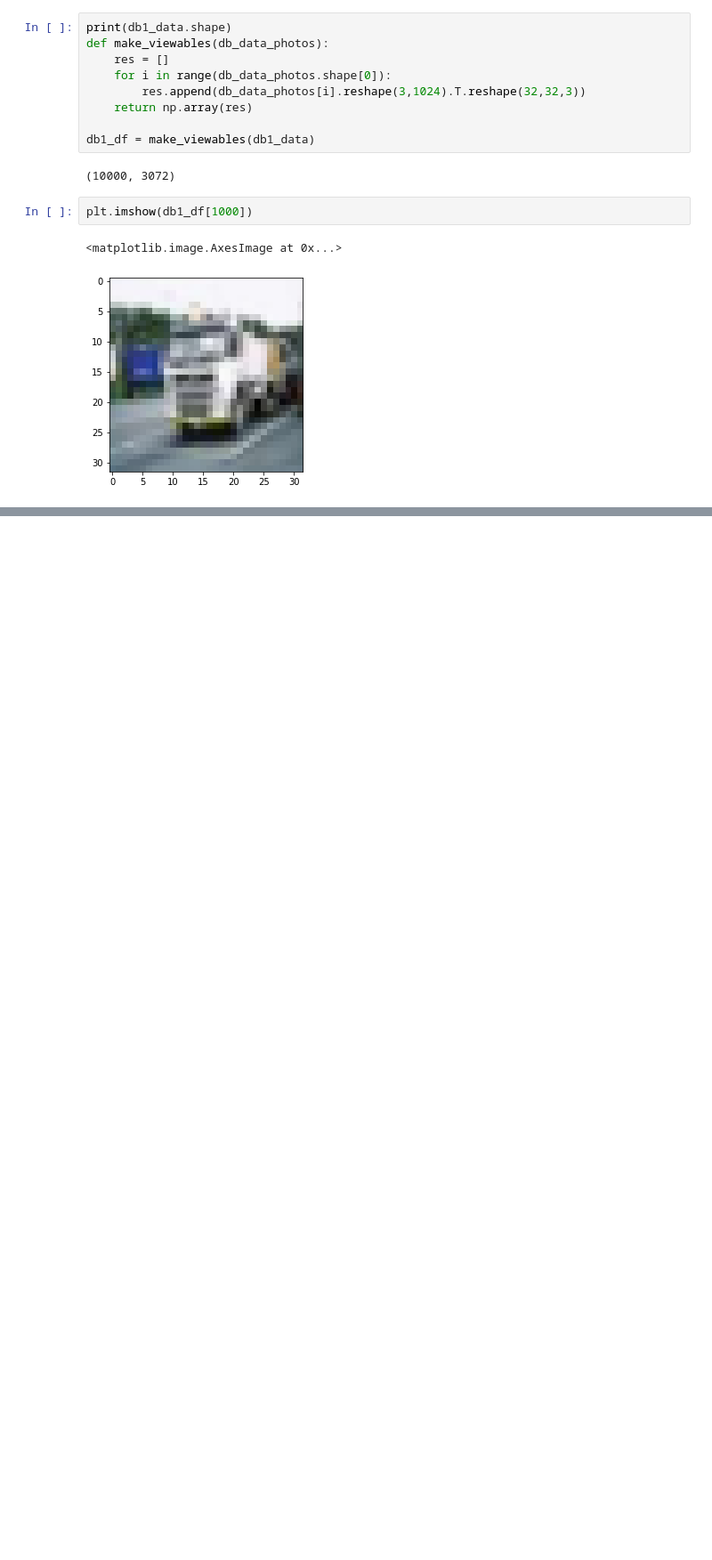
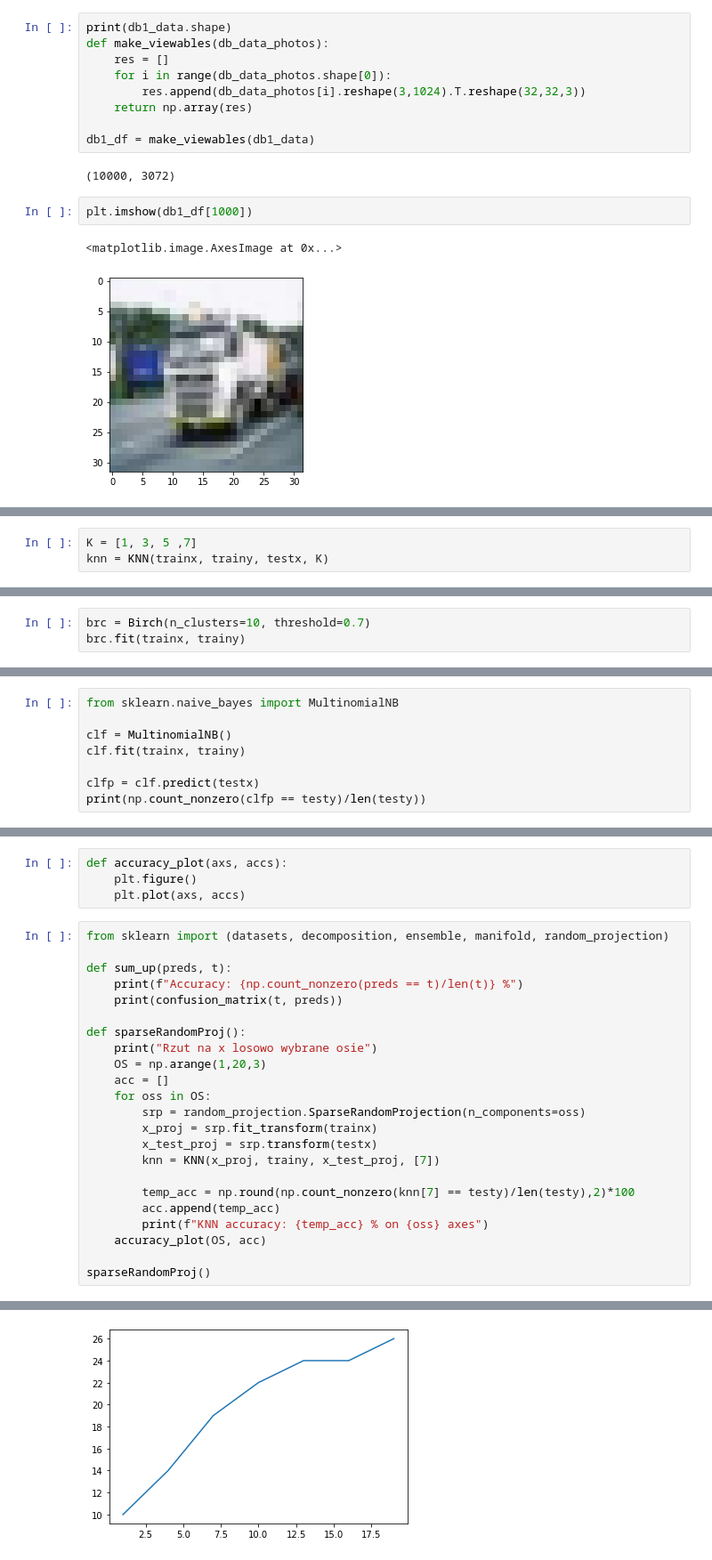
Before and after one commit to jgrodzicki/cifar_image_classification, a Jupyter notebook: cifar10_tryout.ipynb, the cells around one changed output, grey strips where cells are left out. Shown at 89% size. Cells and saved outputs as stored; diff of their text form; blank space fills up the shorter version.

```diff
--- a/cifar10_tryout.ipynb
+++ b/cifar10_tryout.ipynb
@@ -67,0 +132,3 @@ plt.imshow(db1_df[1000])
+# %%
+K = [1, 3, 5 ,7]
+knn = KNN(trainx, trainy, testx, K)
@@ -67,0 +144,3 @@ plt.imshow(db1_df[1000])
+# %%
+brc = Birch(n_clusters=10, threshold=0.7)
+brc.fit(trainx, trainy)
@@ -67,0 +167,8 @@ plt.imshow(db1_df[1000])
+# %%
+from sklearn.naive_bayes import MultinomialNB
+
+clf = MultinomialNB()
+clf.fit(trainx, trainy)
+
+clfp = clf.predict(testx)
+print(np.count_nonzero(clfp == testy)/len(testy))
@@ -67,0 +190,28 @@ plt.imshow(db1_df[1000])
+# %%
+def accuracy_plot(axs, accs):
+    plt.figure()
+    plt.plot(axs, accs)
+# %%
+from sklearn import (datasets, decomposition, ensemble, manifold, random_projection)
+
+def sum_up(preds, t):
+    print(f"Accuracy: {np.count_nonzero(preds == t)/len(t)} %")
+    print(confusion_matrix(t, preds))
+
+def sparseRandomProj():
+    print("Rzut na x losowo wybrane osie")
+    OS = np.arange(1,20,3)
+    acc = []
+    for oss in OS:
+        srp = random_projection.SparseRandomProjection(n_components=oss)
+        x_proj = srp.fit_transform(trainx)
+        x_test_proj = srp.transform(testx)
+        knn = KNN(x_proj, trainy, x_test_proj, [7])
+
+        temp_acc = np.round(np.count_nonzero(knn[7] == testy)/len(testy),2)*100
+        acc.append(temp_acc)
+        print(f"KNN accuracy: {temp_acc} % on {oss} axes")
+    accuracy_plot(OS, acc)
+
+sparseRandomProj()
+# %% [output]
@@ -67,0 +226 @@ plt.imshow(db1_df[1000])
+[figure, added]
```
Also changed, not shown: parts of 14 cells of this notebook, 1 other file.
